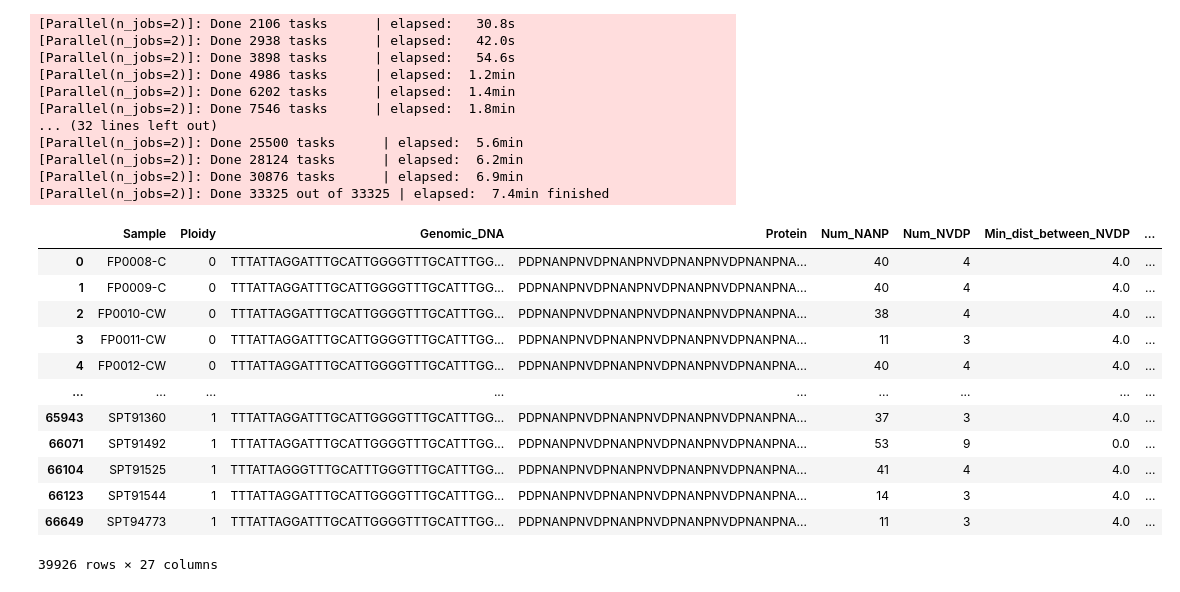
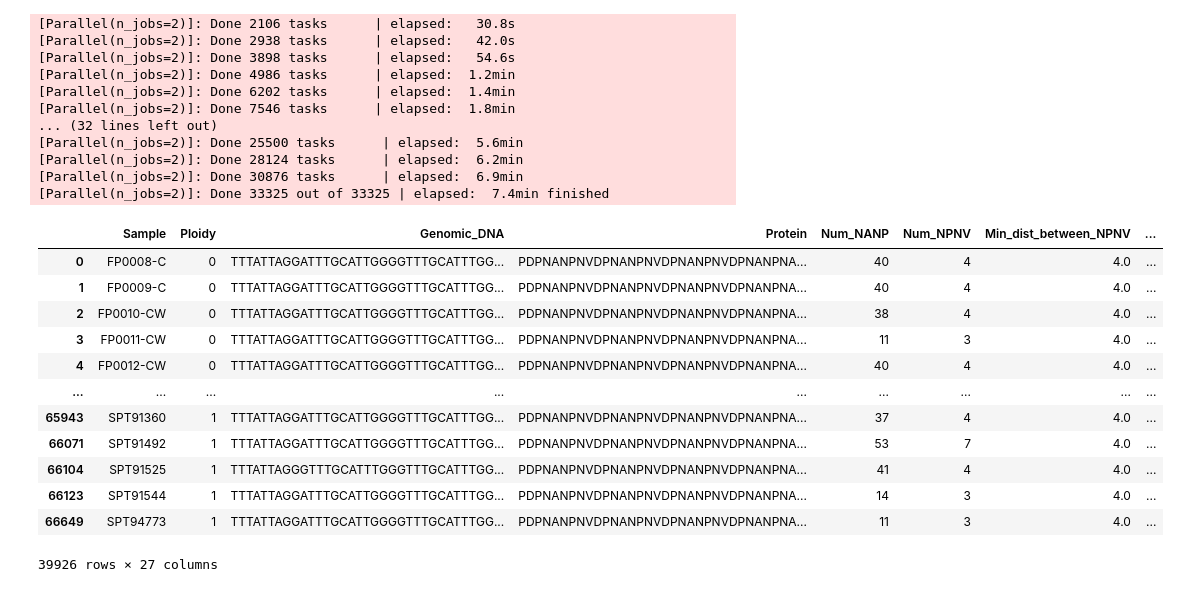
Before and after one commit to pablocarderam/csp_repeat_analysis, a Jupyter notebook: src/Pf8_CSP.ipynb, the cells around one changed output. Saved outputs shown, nothing was run; the diff lists cells and outputs as text; code cells hidden in the pictures.

```diff
--- a/src/Pf8_CSP.ipynb
+++ b/src/Pf8_CSP.ipynb
@@ -252,7 +252,7 @@ for ploidy in range(genotypes.shape[2]):
 # %%
 # Now we analyze the numbers and types of repeats
 
-rep_seq = 'NVDP' #'NPNV'
+rep_seq = 'NPNV'
     # the key repeat sequence being studied the minor repeat
     # (actual epitope is NPNV)
 threepeat_seq = 'NVDPNANPNVDPNANPNVDP'
@@ -293,42 +293,42 @@ def meanRepeatDist(frags):
         return np.nan
 
 '''
 Number of instances in which two repeats are separated by a specific number of
 aa when given the list of sequences between repeats
 '''
 def numAtDistance(frags,d=4):
     if len(frags) > 2:
         return np.count_nonzero( np.array( [ len(frag) for frag in frags[1:-1] ] ) == d )
     else:
         return np.nan
 
 # Compute values
 dat['Min_dist_between_'+rep_seq] = spl.apply( minRepeatDist )
 dat['Mean_dist_between_'+rep_seq] = spl.apply( meanRepeatDist )
 dat['Num_4distance'] = spl.apply( numAtDistance )
 dat['Num_3peat'] = dat['Protein'].str.count(threepeat_seq)
 
 # Obtain sample metadata
 pf8_metadata.index=pf8_metadata['Sample']
 dat.index=dat['Sample']
 
 dat = dat.join(pf8_metadata.drop(columns=['Sample']))
 
 dat = dat.reset_index(drop=True)
 dat = dat.drop_duplicates(['Sample', 'Genomic_DNA'])
 
 dat.to_csv('csp_repeat_analysis_db.csv',index=False)
 dat
 # %% [output]
-|  | Sample | Ploidy | Genomic_DNA | Protein | Num_NANP | Num_NVDP | Min_dist_between_NVDP | ... |
+|  | Sample | Ploidy | Genomic_DNA | Protein | Num_NANP | Num_NPNV | Min_dist_between_NPNV | ... |
 | 0 | FP0008-C | 0 | TTTATTAGGATTTGCATTGGGGTTTGCATTTGG... | PDPNANPNVDPNANPNVDPNANPNVDPNANPNA... | 40 | 4 | 4.0 | ... |
 | 1 | FP0009-C | 0 | TTTATTAGGATTTGCATTGGGGTTTGCATTTGG... | PDPNANPNVDPNANPNVDPNANPNVDPNANPNA... | 40 | 4 | 4.0 | ... |
 | 2 | FP0010-CW | 0 | TTTATTAGGATTTGCATTGGGGTTTGCATTTGG... | PDPNANPNVDPNANPNVDPNANPNVDPNANPNA... | 38 | 4 | 4.0 | ... |
 | 3 | FP0011-CW | 0 | TTTATTAGGATTTGCATTGGGGTTTGCATTTGG... | PDPNANPNVDPNANPNVDPNANPNVDPNANPNA... | 11 | 3 | 4.0 | ... |
 | 4 | FP0012-CW | 0 | TTTATTAGGATTTGCATTGGGGTTTGCATTTGG... | PDPNANPNVDPNANPNVDPNANPNVDPNANPNA... | 40 | 4 | 4.0 | ... |
 | ... | ... | ... | ... | ... | ... | ... | ... | ... |
-| 65943 | SPT91360 | 1 | TTTATTAGGATTTGCATTGGGGTTTGCATTTGG... | PDPNANPNVDPNANPNVDPNANPNVDPNANPNA... | 37 | 3 | 4.0 | ... |
-| 66071 | SPT91492 | 1 | TTTATTAGGATTTGCATTGGGGTTTGCATTTGG... | PDPNANPNVDPNANPNVDPNANPNVDPNANPNA... | 53 | 9 | 0.0 | ... |
+| 65943 | SPT91360 | 1 | TTTATTAGGATTTGCATTGGGGTTTGCATTTGG... | PDPNANPNVDPNANPNVDPNANPNVDPNANPNA... | 37 | 4 | 4.0 | ... |
+| 66071 | SPT91492 | 1 | TTTATTAGGATTTGCATTGGGGTTTGCATTTGG... | PDPNANPNVDPNANPNVDPNANPNVDPNANPNA... | 53 | 7 | 4.0 | ... |
 | 66104 | SPT91525 | 1 | TTTATTAGGGTTTGCATTTGGGTTTGCATTTGG... | PDPNANPNVDPNANPNVDPNANPNVDPNANPNA... | 41 | 4 | 4.0 | ... |
 | 66123 | SPT91544 | 1 | TTTATTAGGATTTGCATTGGGGTTTGCATTTGG... | PDPNANPNVDPNANPNVDPNANPNVDPNANPNA... | 14 | 3 | 4.0 | ... |
 | 66649 | SPT94773 | 1 | TTTATTAGGATTTGCATTGGGGTTTGCATTTGG... | PDPNANPNVDPNANPNVDPNANPNVDPNANPNA... | 11 | 3 | 4.0 | ... |
```
Also changed, not shown: parts of 1 cell of this notebook, 1 other file.
